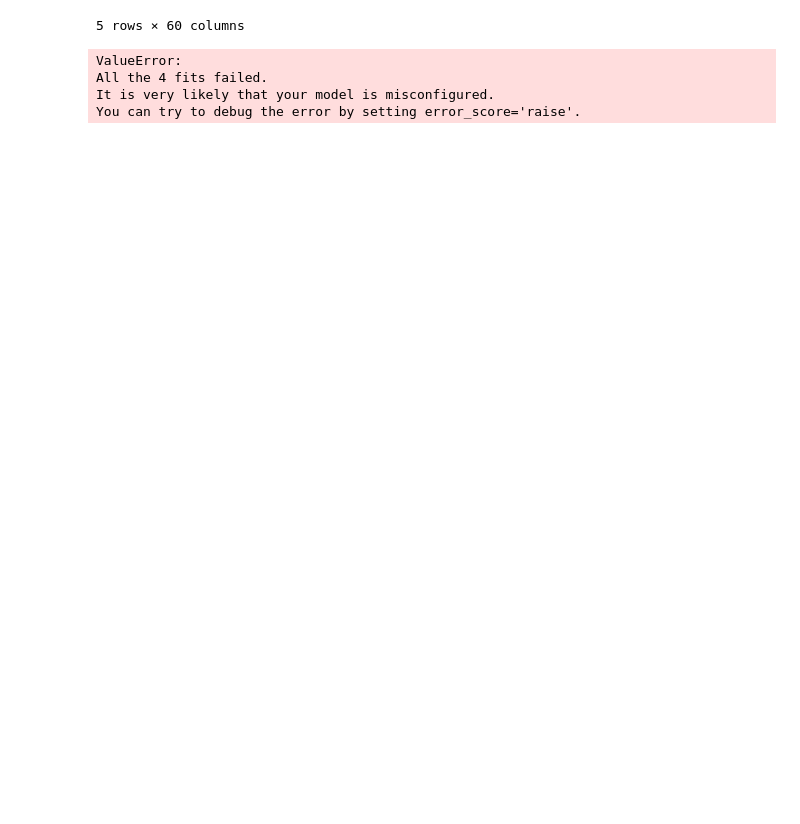
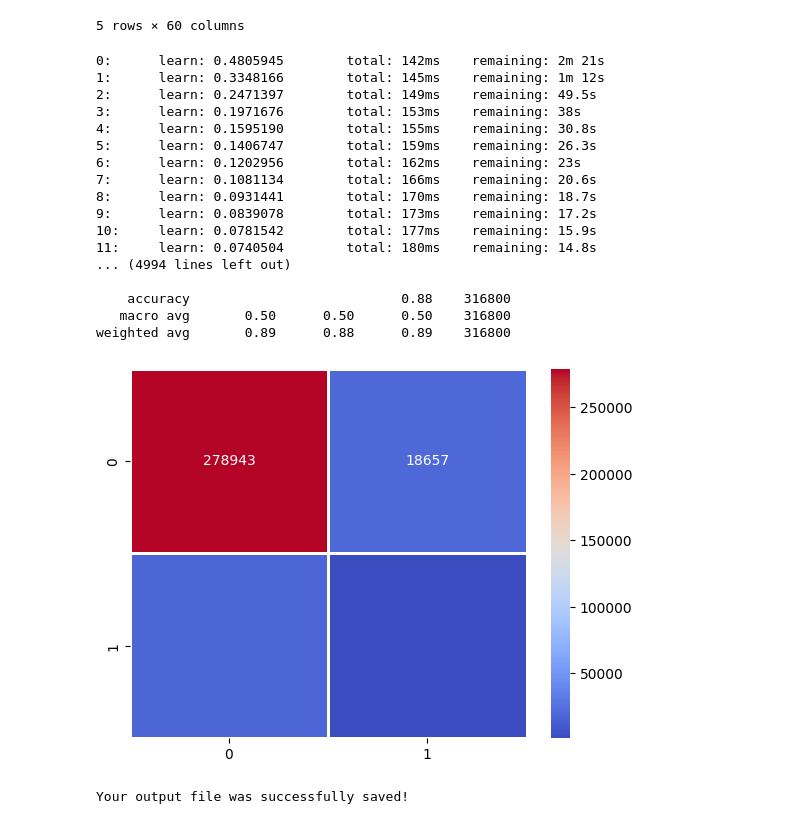
Before and after one commit to cancer-estimator/model, a Jupyter notebook: catboost_model/Catboost and cross validate.ipynb, the cells around one changed output. Cells and saved outputs as stored; diff of their text form; code cells hidden in the pictures; blank space fills up the shorter version.

Commit message:
Novo notebook com o catboost com 1000 iterações e depth=6. Deu 19863 pessoas com câncer.

```diff
--- a/catboost_model/Catboost and cross validate.ipynb
+++ b/catboost_model/Catboost and cross validate.ipynb
@@ -51,8 +51,8 @@ X_train_encoded = preprocessor.fit_transform(X_train)
 X_test_encoded = preprocessor.transform(X_test)
 
 # Criar o modelo CatBoostClassifier
-class_weights = [50, 50]
-model = CatBoostClassifier(iterations=5, depth=3, learning_rate=0.1, loss_function='Logloss', class_weights=class_weights)
+model = CatBoostClassifier(iterations=1000, depth=6, learning_rate=0.1, loss_function='Logloss', class_weights=[1, 1])
+#model = CatBoostClassifier(iterations=5, depth=3, learning_rate=0.1, loss_function='Logloss', class_weights=[50, 50])
 
 # Definir o número de dobras para a validação cruzada
 n_folds = 4
@@ -64,34 +64,49 @@ kf = KFold(n_splits=n_folds, shuffle=True, random_state=42)
 scores = cross_val_score(model, X_train_encoded, y_train, cv=kf, scoring="f1")
 
 # Exibir as pontuações de validação cruzada
 print("Pontuações de validação cruzada:", scores)
 
 # Exibir a média das pontuações de validação cruzada
 print("Média das pontuações de validação cruzada:", np.mean(scores))
 
 # Ajustar o modelo aos dados de treino completos
 model.fit(X_train_encoded, y_train)
 
 # Fazer a predição no conjunto de dados de teste
 y_pred = model.predict(X_test_encoded)
 
 # Exibir as métricas de validação do modelo (Teria que colocar o P@k aqui)
 print(classification_report(y_test, y_pred))
 
 # Matriz de confusão
 cf_matrix = confusion_matrix(y_test, y_pred)
 cf_matrix
 
 # Criando o heatmap
 sns.heatmap(cf_matrix, cmap='coolwarm', annot=True, linewidth=1, fmt='d')
 plt.show()
 
 # Salvar as predições em um arquivo CSV
 output = pd.DataFrame({'Tem Cancer': y_pred})
 output.to_csv('Output_cancer.csv', index=False)
 print("Your output file was successfully saved!")
 # %% [output]
-ValueError:
-All the 4 fits failed.
-It is very likely that your model is misconfigured.
-You can try to debug the error by setting error_score='raise'.
+0:      learn: 0.4805945        total: 142ms    remaining: 2m 21s
+1:      learn: 0.3348166        total: 145ms    remaining: 1m 12s
+2:      learn: 0.2471397        total: 149ms    remaining: 49.5s
+3:      learn: 0.1971676        total: 153ms    remaining: 38s
+4:      learn: 0.1595190        total: 155ms    remaining: 30.8s
+5:      learn: 0.1406747        total: 159ms    remaining: 26.3s
+6:      learn: 0.1202956        total: 162ms    remaining: 23s
+7:      learn: 0.1081134        total: 166ms    remaining: 20.6s
+8:      learn: 0.0931441        total: 170ms    remaining: 18.7s
+9:      learn: 0.0839078        total: 173ms    remaining: 17.2s
+10:     learn: 0.0781542        total: 177ms    remaining: 15.9s
+11:     learn: 0.0740504        total: 180ms    remaining: 14.8s
+... (4994 lines left out)
+
+    accuracy                           0.88    316800
+   macro avg       0.50      0.50      0.50    316800
+weighted avg       0.89      0.88      0.89    316800
+[figure, added]
+Your output file was successfully saved!
```
Also changed, not shown: 5 other files.
